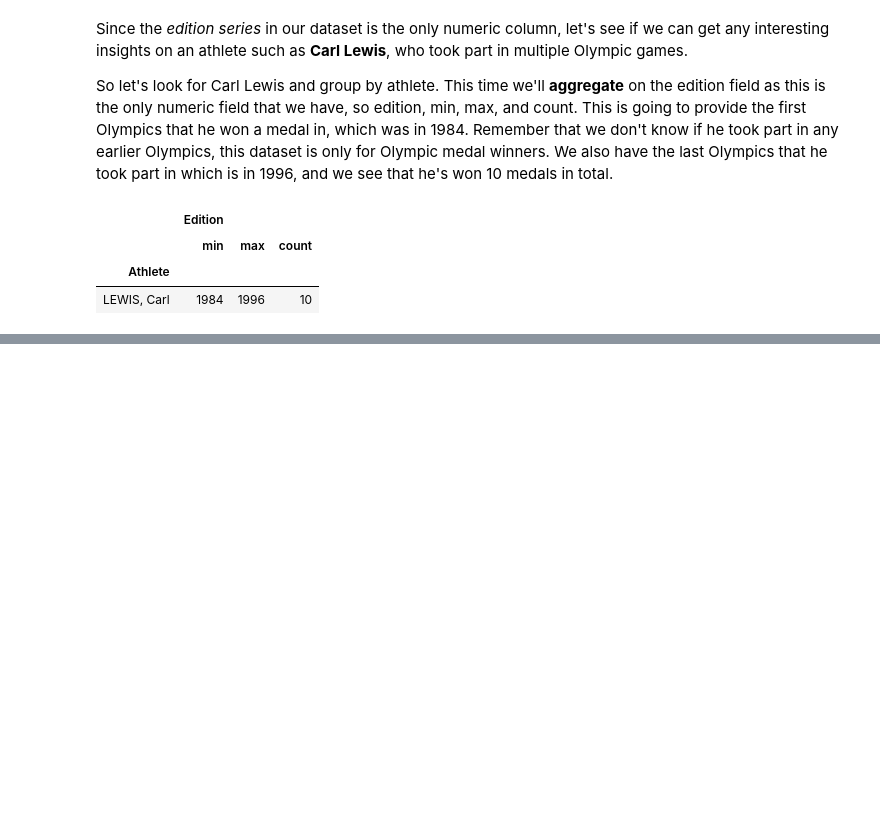
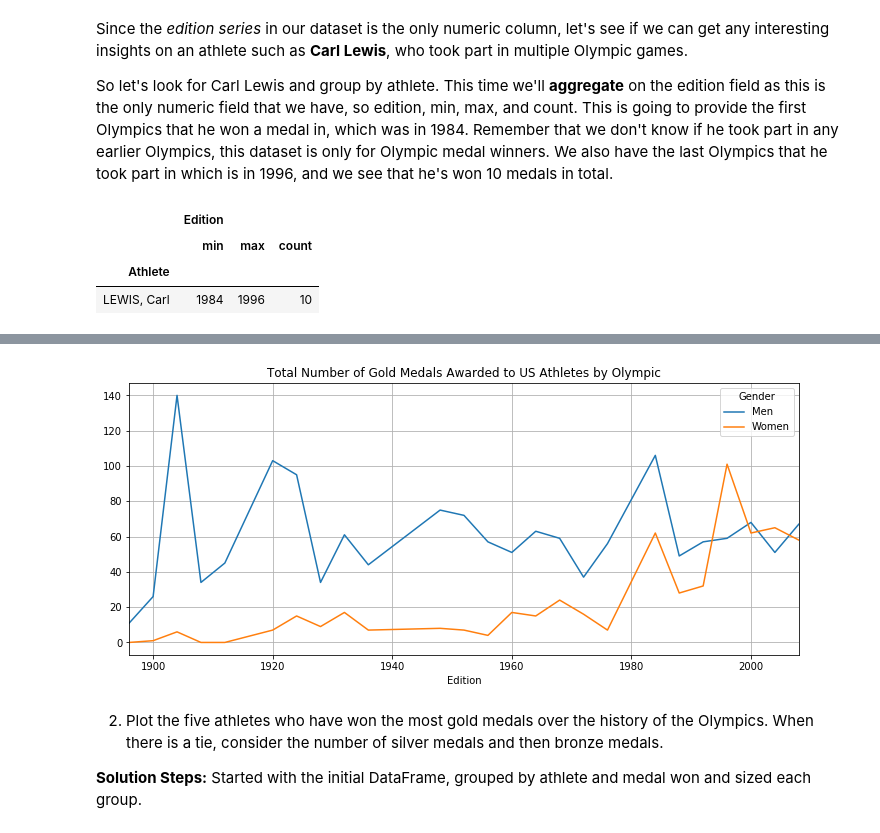
Before and after one commit to franz-cr/Datascience_Megacourse_Works, a Jupyter notebook: LinkedIn-Pandas_Essential_Training/Pandas_Essential_Training-My_Notebook.ipynb, the cells around one changed output, grey strips where cells are left out. Drawn from its saved outputs; the diff is of its cells as text; code cells hidden in the pictures; blank space fills up the shorter version.

```diff
--- a/LinkedIn-Pandas_Essential_Training/Pandas_Essential_Training-My_Notebook.ipynb
+++ b/LinkedIn-Pandas_Essential_Training/Pandas_Essential_Training-My_Notebook.ipynb
@@ -786,0 +948,5 @@ dfrOlympicsDB.loc[(dfrOlympicsDB.Athlete == 'AALTONEN, Paavo Johannes') |
+# %%
+grpOlymplicsUsaGold = dfrOlympicsDB.loc[(dfrOlympicsDB.NOC == 'USA') &
+                  (dfrOlympicsDB.Medal == 'Gold')].groupby(['Edition','Gender']).size()
+
+grpOlymplicsUsaGold.head(7)
@@ -786,0 +977,10 @@ dfrOlympicsDB.loc[(dfrOlympicsDB.Athlete == 'AALTONEN, Paavo Johannes') |
+# %%
+grpOlymplicsUsaGold.unstack('Gender',fill_value=0).plot(figsize=(12,5),
+                         title='Total Number of Gold Medals Awarded to US Athletes by Olympic',
+                         grid=True);
+# %% [output]
+[figure, added]
+# %% [markdown]
+2. Plot the five athletes who have won the most gold medals over the history of the Olympics. When there is a tie, consider the number of silver medals and then bronze medals.
+
+**Solution Steps:** Started with the initial DataFrame, grouped by athlete and medal won and sized each group.
```
Also changed, not shown: parts of 105 cells of this notebook, 1 other file.
